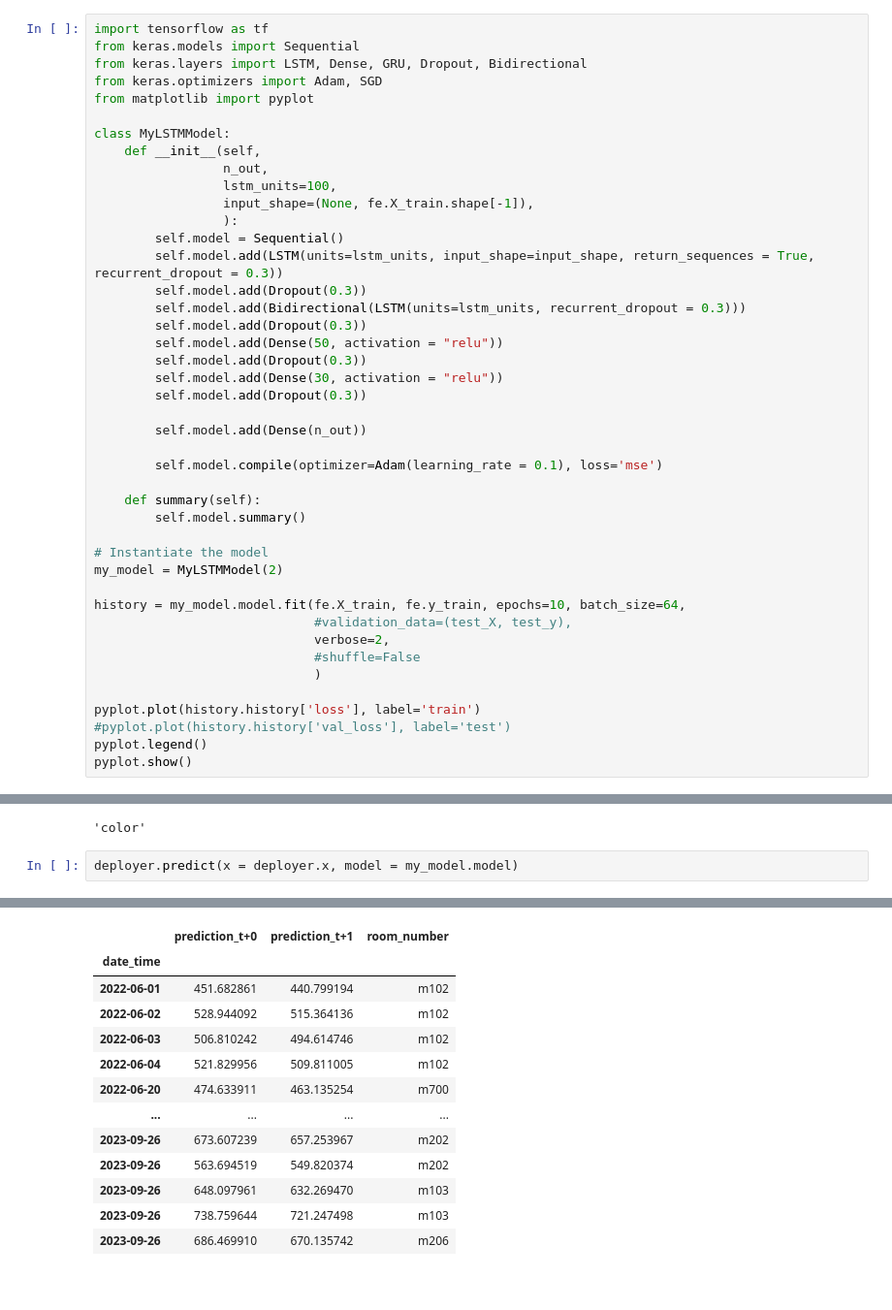
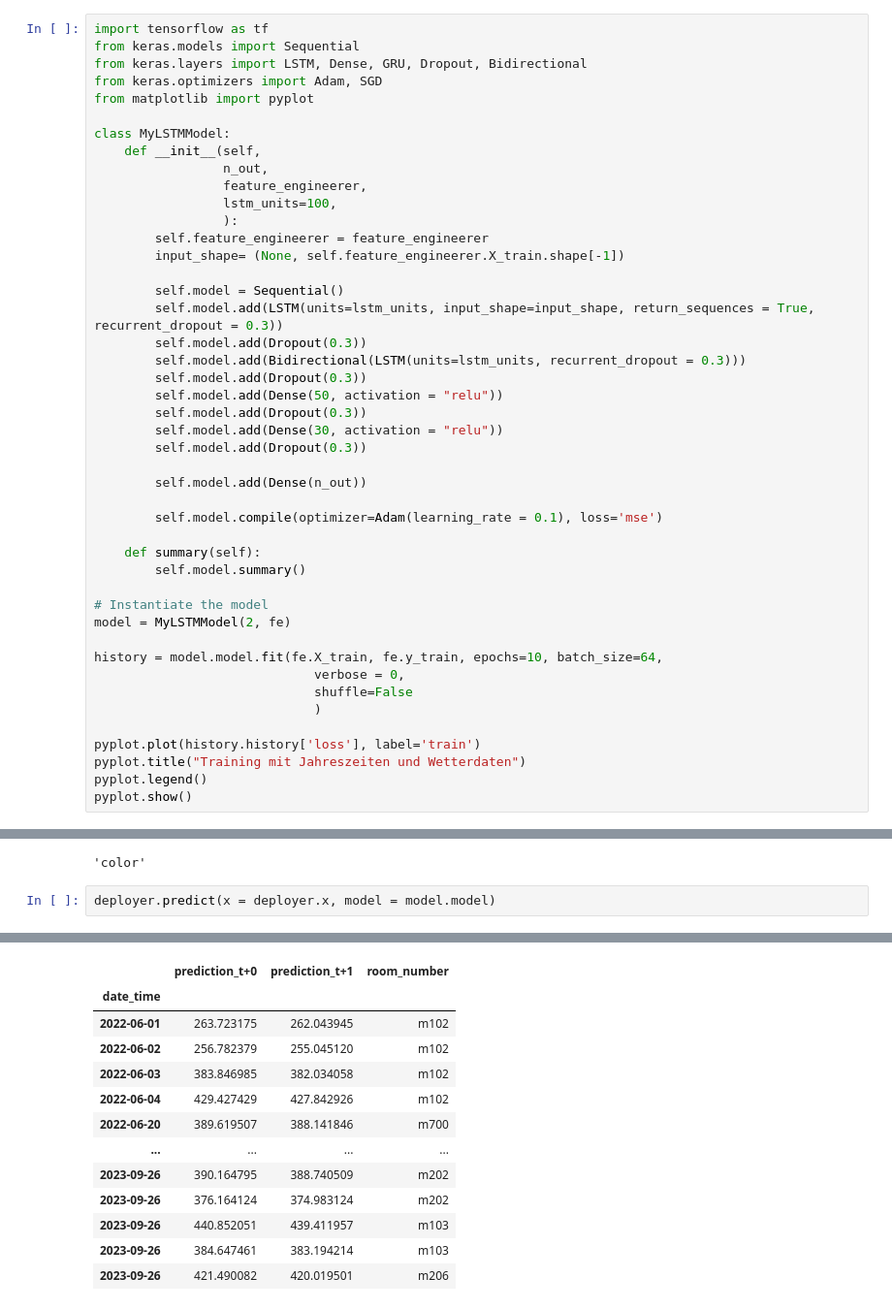
Before and after one commit to dan-vp/iot_co2_ampel_m, a Jupyter notebook: CO2_forecasting.ipynb, the cells around one changed output, grey strips where cells are left out. Shown at 97% size. Saved outputs shown, nothing was run; the diff lists cells and outputs as text.

```diff
--- a/CO2_forecasting.ipynb
+++ b/CO2_forecasting.ipynb
@@ -74,9 +82,12 @@ from matplotlib import pyplot
 class MyLSTMModel:
     def __init__(self,
                  n_out,
+                 feature_engineerer,
                  lstm_units=100,
-                 input_shape=(None, fe.X_train.shape[-1]),
                  ):
+        self.feature_engineerer = feature_engineerer
+        input_shape= (None, self.feature_engineerer.X_train.shape[-1])
+
         self.model = Sequential()
         self.model.add(LSTM(units=lstm_units, input_shape=input_shape, return_sequences = True, recurrent_dropout = 0.3))
         self.model.add(Dropout(0.3))
@@ -95,16 +106,15 @@ class MyLSTMModel:
         self.model.summary()
 
 # Instantiate the model
-my_model = MyLSTMModel(2)
+model = MyLSTMModel(2, fe)
 
-history = my_model.model.fit(fe.X_train, fe.y_train, epochs=10, batch_size=64,
-                             #validation_data=(test_X, test_y),
-                             verbose=2,
-                             #shuffle=False
+history = model.model.fit(fe.X_train, fe.y_train, epochs=10, batch_size=64,
+                             verbose = 0,
+                             shuffle=False
                              )
 
 pyplot.plot(history.history['loss'], label='train')
-#pyplot.plot(history.history['val_loss'], label='test')
+pyplot.title("Training mit Jahreszeiten und Wetterdaten")
 pyplot.legend()
 pyplot.show()
 # %% [output]
@@ -246,5 +235,5 @@ deployer = Predictor(data = df, feature_engineering_class_object = fe, label = "
 # %% [output]
 'color'
 # %%
-deployer.predict(x = deployer.x, model = my_model.model)
+deployer.predict(x = deployer.x, model = model.model)
 # %% [output]
@@ -252,14 +241,14 @@ deployer.predict(x = deployer.x, model = my_model.model)
 |  | prediction_t+0 | prediction_t+1 | room_number |
 | date_time |  |  |  |
-| 2022-06-01 | 451.682861 | 440.799194 | m102 |
-| 2022-06-02 | 528.944092 | 515.364136 | m102 |
-| 2022-06-03 | 506.810242 | 494.614746 | m102 |
-| 2022-06-04 | 521.829956 | 509.811005 | m102 |
-| 2022-06-20 | 474.633911 | 463.135254 | m700 |
+| 2022-06-01 | 263.723175 | 262.043945 | m102 |
+| 2022-06-02 | 256.782379 | 255.045120 | m102 |
+| 2022-06-03 | 383.846985 | 382.034058 | m102 |
+| 2022-06-04 | 429.427429 | 427.842926 | m102 |
+| 2022-06-20 | 389.619507 | 388.141846 | m700 |
 | ... | ... | ... | ... |
-| 2023-09-26 | 673.607239 | 657.253967 | m202 |
-| 2023-09-26 | 563.694519 | 549.820374 | m202 |
-| 2023-09-26 | 648.097961 | 632.269470 | m103 |
-| 2023-09-26 | 738.759644 | 721.247498 | m103 |
-| 2023-09-26 | 686.469910 | 670.135742 | m206 |
+| 2023-09-26 | 390.164795 | 388.740509 | m202 |
+| 2023-09-26 | 376.164124 | 374.983124 | m202 |
+| 2023-09-26 | 440.852051 | 439.411957 | m103 |
+| 2023-09-26 | 384.647461 | 383.194214 | m103 |
+| 2023-09-26 | 421.490082 | 420.019501 | m206 |
 6403 rows × 3 columns
```
Also changed, not shown: parts of 21 cells of this notebook.
